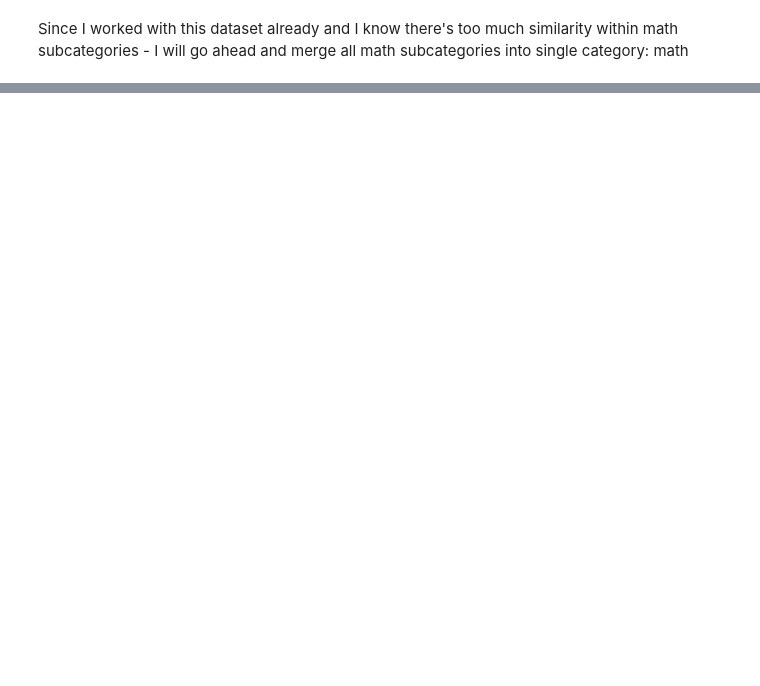
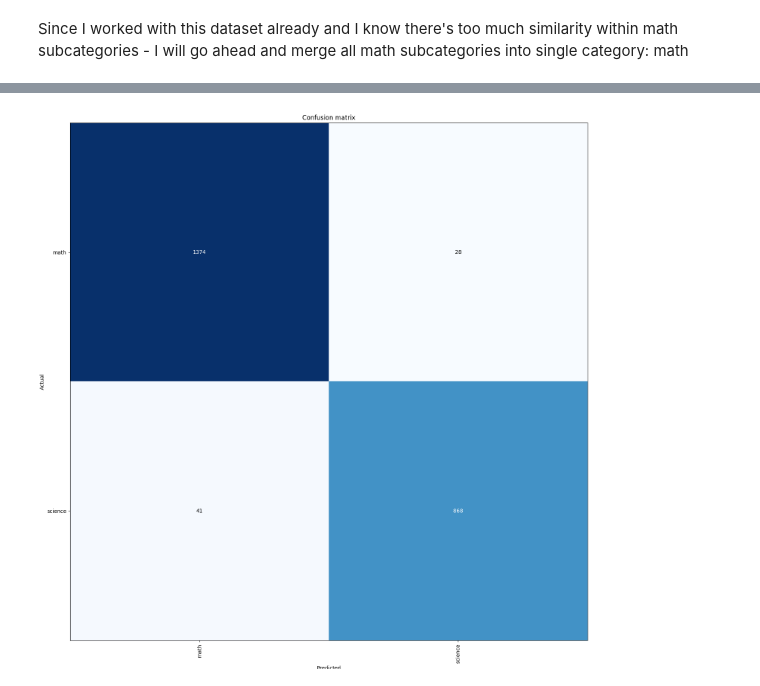
Before and after one commit to karolzak/media-services-video-indexer, a Jupyter notebook: VideoTranscriptClassification/notebooks/Transcripts classification.ipynb, the cells around one changed output, grey strips where cells are left out. Saved outputs shown, nothing was run; the diff lists cells and outputs as text; code cells hidden in the pictures; blank space fills up the shorter version.

```diff
--- a/VideoTranscriptClassification/notebooks/Transcripts classification.ipynb
+++ b/VideoTranscriptClassification/notebooks/Transcripts classification.ipynb
@@ -337,9 +359,12 @@ Status: Preparing)
 # %%
 from azureml.widgets import RunDetails
-from azureml.core import Run, Workspace
+from azureml.core import Run, Workspace, Experiment
 
 ws = Workspace.from_config()
-run = Run.get(ws, "bc0fbab8-21f4-4b60-acd8-a743650653df")
+exps = Experiment.list(ws)
+exp = exps[0]
+runs_list = list(Run.list(exp))
+run = runs_list[0]
 RunDetails(run).show()
 # %% [output]
 _PipelineWidget(widget_settings={'childWidgetDisplay': 'popup', 'send_telemetry': False, 'log_level': 'INFO', …
@@ -347,0 +375,5 @@ _PipelineWidget(widget_settings={'childWidgetDisplay': 'popup', 'send_telemetry'
+# %%
+# get logged metrics:
+run_steps = list(run.get_children())
+eval_step = run_steps[1]
+eval_step.get_metrics()
@@ -347,0 +390,7 @@ _PipelineWidget(widget_settings={'childWidgetDisplay': 'popup', 'send_telemetry'
+# %%
+# get confusion matrix:
+eval_step.download_file("outputs/confusion_matrix.png")
+from IPython.display import Image
+Image("confusion_matrix.png")
+# %% [output]
+[figure, added]
```
Also changed, not shown: parts of 11 cells of this notebook.
